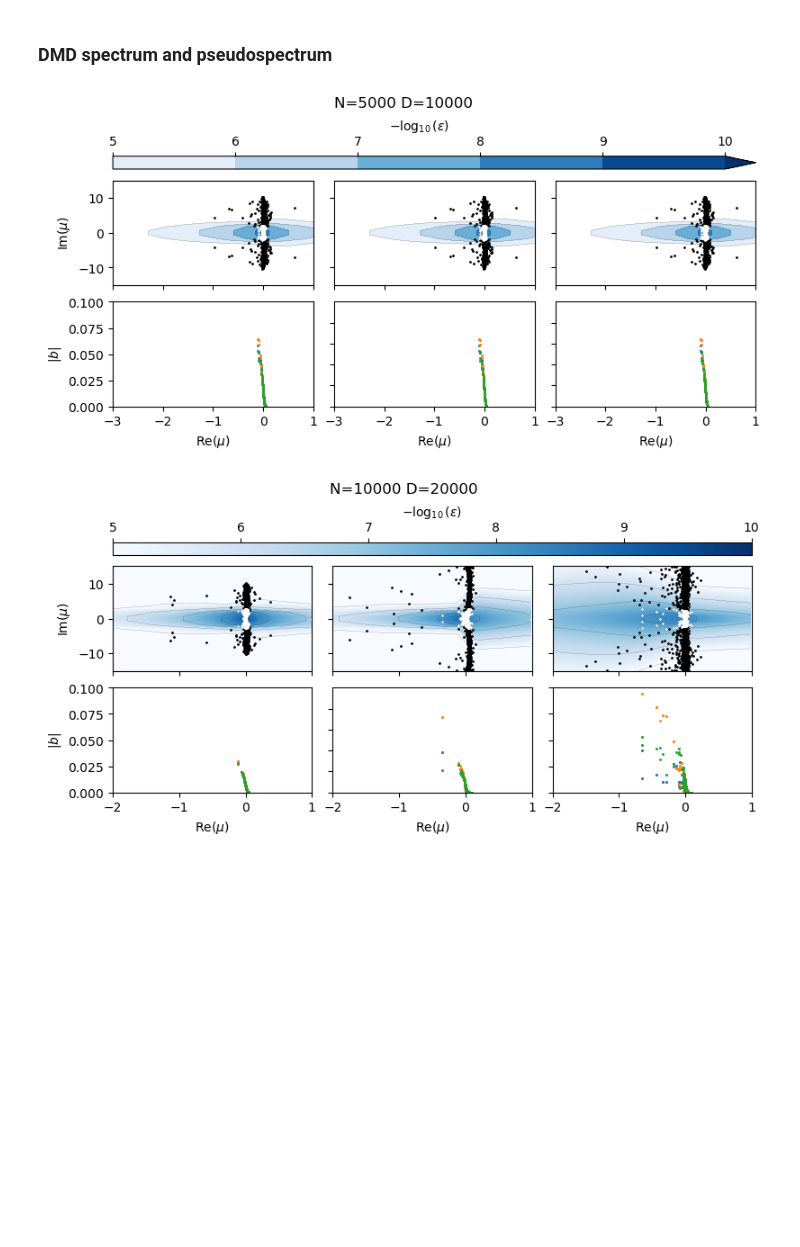
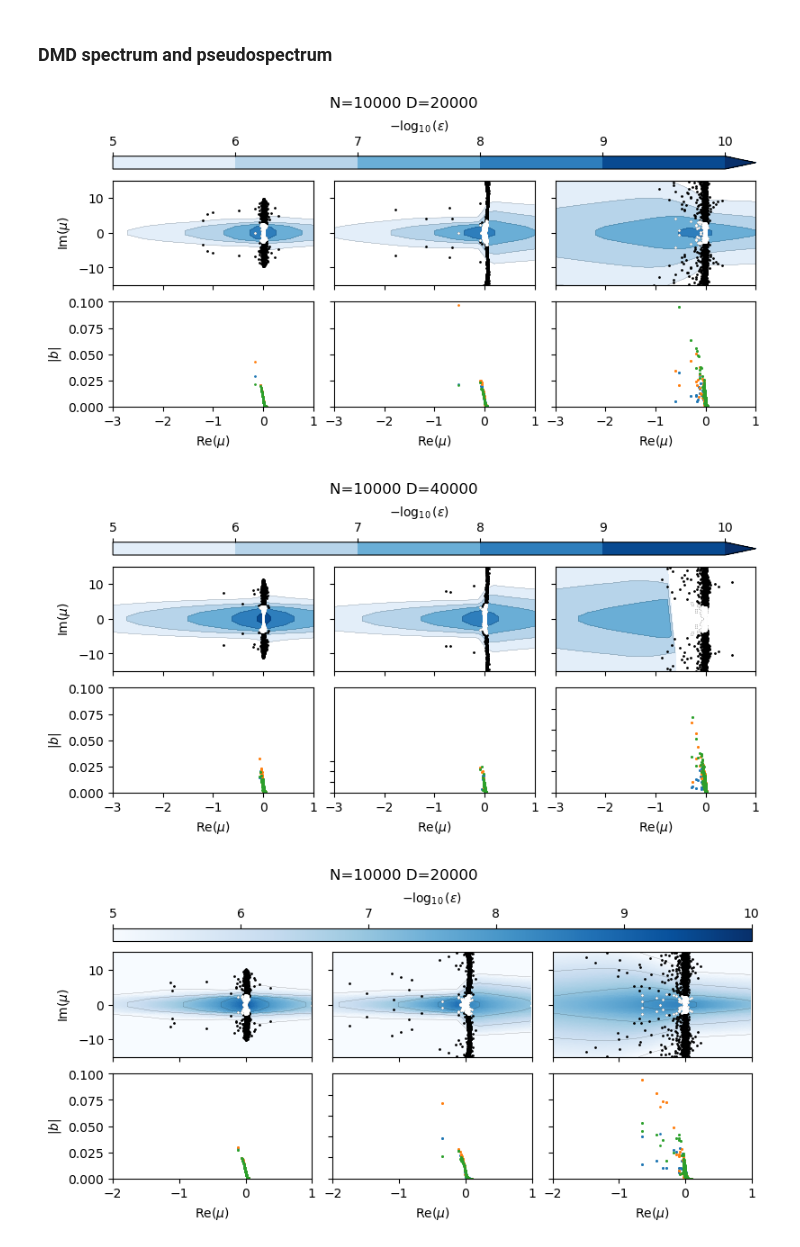
Before and after one commit to znicolaou/kuramoto, a Jupyter notebook: dmdplot.ipynb, the cells around one changed output. Saved outputs shown, nothing was run; the diff lists cells and outputs as text; code cells hidden in the pictures; blank space fills up the shorter version.

```diff
--- a/dmdplot.ipynb
+++ b/dmdplot.ipynb
@@ -74,7 +124,7 @@ colors = [
 # %% [markdown]
 ### Input trajectories
 # %%
-filebases=['data/dmd1/','data/dmd2/','data/dmd7/']
+filebases=['data/dmd4/','data/dmd5/','data/dmd6/']
 fig,axs=plt.subplots(3,2,figsize=(4,4) ,constrained_layout=True)
 
 numtraj=3
@@ -268,13 +318,13 @@ plt.savefig('errors.pdf')
 # %% [markdown]
 ### DMD spectrum and pseudospectrum
 # %%
-filebases=['data/dmd7/','data/dmd7/','data/dmd7/']
+filebases=['data/dmd4/','data/dmd5/','data/dmd6/']
 resmin=1E-5
 resmax=1E-10
 rescrit=1E-7
 
 # for D in ['0','1','2','3','4','5']:
-for D in ['0']:
+for D in ['0','1']:
     l=0
     fig,axs=plt.subplots(2,3,figsize=(8,4),layout='constrained')
     M=int(D[0])
@@ -292,13 +342,13 @@ for D in ['0']:
         res=np.load(filebase0+str(D)+'res.npy')
         inds=np.where(res<rescrit)[0]
         xs=np.real(np.log(evals)/dt)
-        n0s=np.concatenate([[0],np.cumsum(np.load('%s/%sn0s.npy'%(filebase0,D))-1)])
+        # n0s=np.concatenate([[0],np.cumsum(np.load('%s/%sn0s.npy'%(filebase0,D))-1)])
 
         plt.subplot(2,3,4+l)
 
         # plt.scatter(xs,np.abs(bs[0]),c='grey',s=2)
         for n in range(numtraj):
-            plt.scatter(xs[inds],np.abs(bs[n0s[n]])[inds],c=colors[n],s=1,zorder=-5)
+            plt.scatter(xs[inds],np.abs(bs)[n,inds],c=colors[n],s=1,zorder=-5)
         plt.gca().set_rasterization_zorder(0)
 
         plt.xlabel(r'$\mathrm{Re}(\mu)$')
@@ -319,34 +369,35 @@ for D in ['0']:
         levels=-np.log(resmin)/np.log(10)+(-np.log(resmax)/np.log(10)+np.log(resmin)/np.log(10))*np.arange(6)/5
 
         plt.subplot(2,3,1+l)
         cs1 = plt.gca().tricontourf(np.real(np.log(zs1)/dt),np.imag(np.log(zs1)/dt),np.log(1/np.array(pseudo1))/np.log(10),levels=levels,cmap='Blues',extend='max',zorder=-5)
         cs2 = plt.gca().tricontour(cs1,levels=levels,colors=('k',),linewidths=0.1,zorder=-5)
 
         plt.gca().set_rasterization_zorder(0)
         plt.xlim(-3,1)
         plt.ylim(-15,15)
 
         xs1=np.real(np.log(evals1)/dt)
         ys1=np.imag(np.log(evals1)/dt)
 
         inds=np.where(res1<rescrit)[0]
         plt.scatter(xs1,ys1,c='black',s=1,zorder=-5)
         plt.scatter(xs1[inds],ys1[inds],c='white',s=1,zorder=-5)
 
         if l>0:
             plt.gca().set_yticklabels([])
         else:
             plt.ylabel('$\mathrm{Im}({\mu})$')
         plt.gca().set_xticklabels('')
 
         l=l+1
 
     fig.colorbar(cs1, ax=axs[:,:], location='top',aspect=50,label=r'$-\log_{10}(\varepsilon)$')
 
 #     plt.savefig('oscillatordmd2_%s.pdf'%D,dpi=200)
     plt.show()
 # %% [output]
-[figure, old version]
+[figure, new version]
+[figure, added]
 # %%
 filebases=['data/dmd1/','data/dmd2/','data/dmd3/']
 omega=np.fromfile(filebases[0]+'0'+'frequencies.dat',dtype=np.float64)
```
Also changed, not shown: parts of 2 cells of this notebook, 2 other files.
